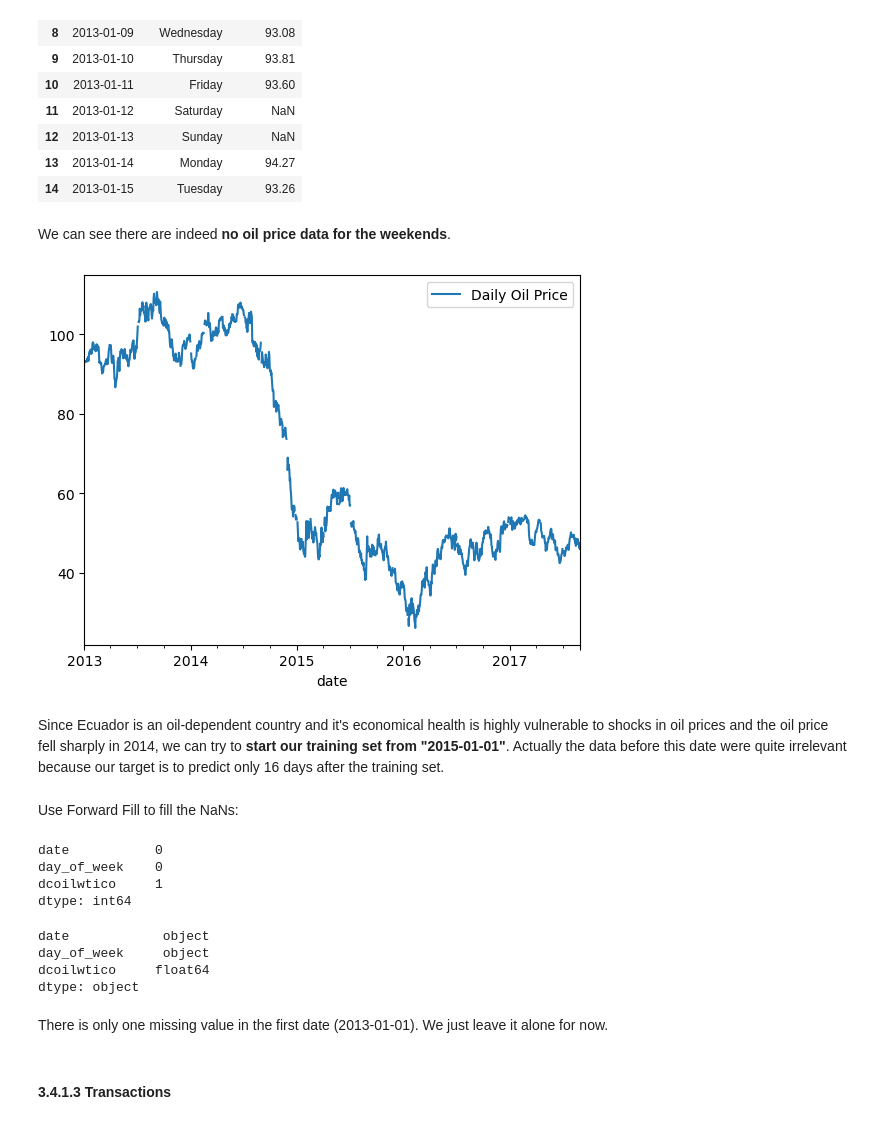
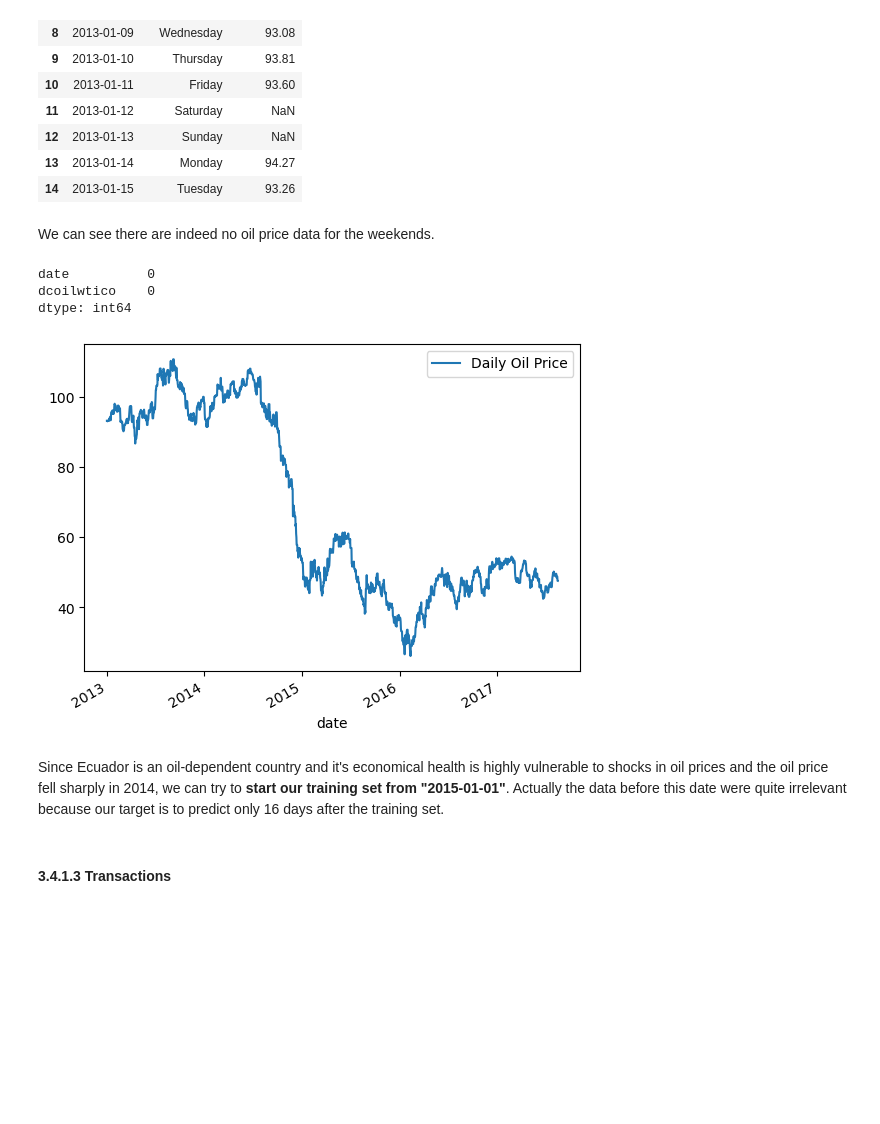
Before and after one commit to zxie9/Capstone-Project-Two, a Jupyter notebook: Notebooks/3. Exploratory Data Analysis.ipynb, the cells around one changed output. Saved outputs shown, nothing was run; the diff lists cells and outputs as text; code cells hidden in the pictures; blank space fills up the shorter version.

Commit message:
Exploratory Data Analysis

```diff
--- a/Notebooks/3. Exploratory Data Analysis.ipynb
+++ b/Notebooks/3. Exploratory Data Analysis.ipynb
@@ -85,10 +121,10 @@ There're **no missing values** in the training and test sets.
 # %%
-# Get dates of training set as a calendar
+# Get dates of training set as a train_calendar
 train_dates = train.date
 train_dates.drop_duplicates(inplace=True)
-calendar = pd.DataFrame(train_dates).reset_index(drop=True)
-print(calendar.shape)
-calendar.head()
+train_calendar = pd.DataFrame(train_dates).reset_index(drop=True)
+print(train_calendar.shape)
+train_calendar.head()
 # %% [output]
 (1684, 1)
 |  | date |
@@ -158,6 +196,6 @@ The **time gaps** in tha above data are "2013-01-05 to 2013-01-06" and "2013-01-
 # %%
-calendar['day_of_week'] = pd.to_datetime(calendar['date']).dt.day_name()
-calendar_oil = calendar.merge(oil, how="left", on='date')
+train_calendar['day_of_week'] = pd.to_datetime(train_calendar['date']).dt.day_name()
+calendar_oil = train_calendar.merge(oil, how="left", on='date')
 calendar_oil.head(15)
 # %% [output]
 |  | date | day_of_week | dcoilwtico |
@@ -177,37 +215,27 @@ calendar_oil.head(15)
 | 13 | 2013-01-14 | Monday | 94.27 |
 | 14 | 2013-01-15 | Tuesday | 93.26 |
 # %% [markdown]
-We can see there are indeed **no oil price data for the weekends**.
+We can see there are indeed no oil price data for the weekends.
+# %%
+# Using the second value to fill the first missing value, and then using forward fill
+calendar_oil = calendar_oil.drop('day_of_week', axis=1)
+calendar_oil.iloc[0,1] = calendar_oil.iloc[1,1]
+calendar_oil['dcoilwtico'].fillna(method = 'ffill', inplace = True)
+calendar_oil.isnull().sum()
+# %% [output]
+date          0
+dcoilwtico    0
+dtype: int64
 # %%
 # Look at the oil price over the past years
-oil_plt = oil
+oil_plt = calendar_oil
 oil_plt['date'] = pd.to_datetime(oil_plt['date'])
 oil_plt.plot(x = "date", y = "dcoilwtico", kind='line', label='Daily Oil Price')
 plt.show()
 # %% [output]
-[figure, old version]
+[figure, new version]
 # %% [markdown]
 Since Ecuador is an oil-dependent country and it's economical health is highly vulnerable to shocks in oil prices and the oil price fell sharply in 2014, we can try to **start our training set from "2015-01-01"**. Actually the data before this date were quite irrelevant because our target is to predict only 16 days after the training set.
-# %% [markdown]
-Use Forward Fill to fill the NaNs:
-# %%
-calendar_oil['dcoilwtico'].fillna(method = 'ffill', inplace = True)
-missing_oil = calendar_oil.isnull().sum()
-missing_oil
-# %% [output]
-date           0
-day_of_week    0
-dcoilwtico     1
-dtype: int64
-# %%
-calendar_oil.dtypes
-# %% [output]
-date            object
-day_of_week     object
-dcoilwtico     float64
-dtype: object
-# %% [markdown]
-There is only one missing value in the first date (2013-01-01). We just leave it alone for now.
 # %% [markdown]
 #### 3.4.1.3 Transactions<a id='3.4.1.3'></a>
 # %%
```
Also changed, not shown: parts of 80 cells of this notebook.
